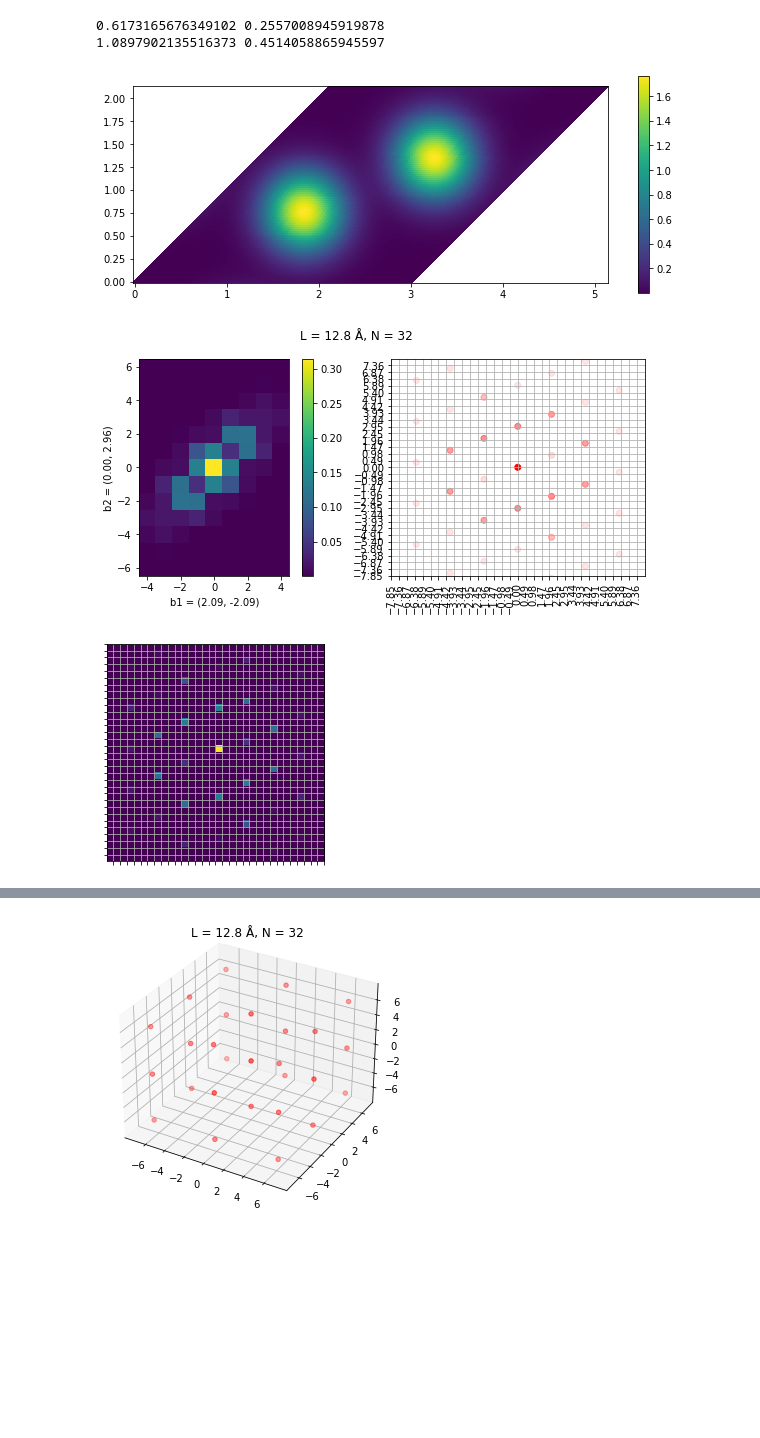
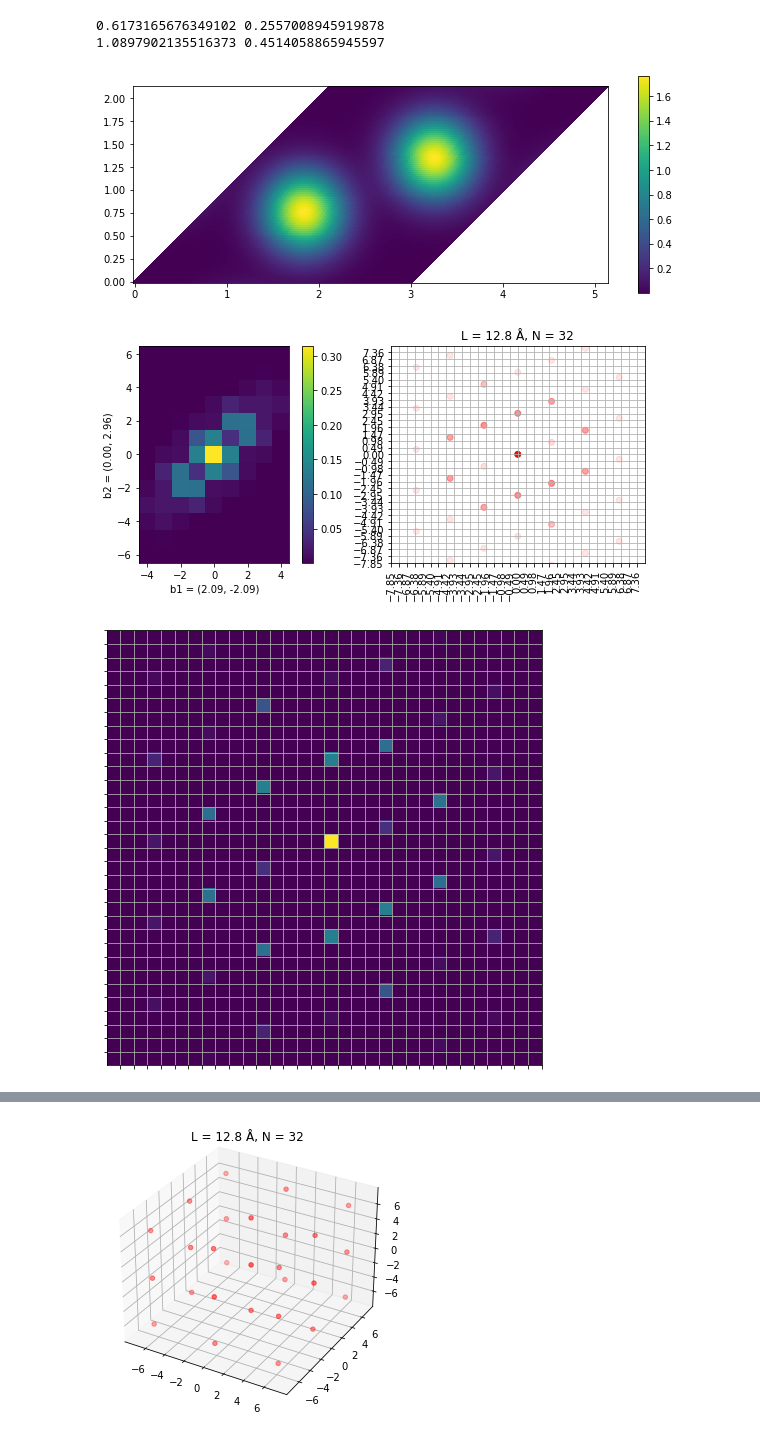
Before and after one commit to markus7800/VoxelNet, a Jupyter notebook: gaussians.ipynb, the cells around one changed output, grey strips where cells are left out. Cells and saved outputs as stored; diff of their text form; code cells hidden in the pictures; blank space fills up the shorter version.

```diff
--- a/gaussians.ipynb
+++ b/gaussians.ipynb
@@ -29,30 +31,30 @@ def get_mesh_coords(A, L, N):
 
         return np.arange(lower[0], upper[0]), np.arange(lower[1], upper[1]), np.arange(lower[2], upper[2])
 # %%
-def make_descriptor(G, SG, L, N):
+def adapt_to_voxel_grid(G, SG, L, N):
     d, n = G.shape
     absSG = np.abs(SG)
     voxel_width = 2*np.pi / L
-    descriptor_width = voxel_width * N # = 2*pi/delta_L
+    grid_width = voxel_width * N # = 2*pi/delta_L
 
-    descriptor_shape = (0,)
+    grid_shape = (0,)
     if d == 2:
-        descriptor_shape = (N,N)
+        grid_shape = (N,N)
     if d == 3:
-        descriptor_shape = (N,N,N)
+        grid_shape = (N,N,N)
 
-    descriptor = np.zeros(descriptor_shape)
+    grid = np.zeros(grid_shape)
 
     for i in range(n):
         g = G[:,i]
-        index = np.floor((g + descriptor_width/2) / voxel_width).astype(np.int)
+        index = np.floor((g + grid_width/2) / voxel_width).astype(np.int)
         if np.all(0 <= index) and np.all(index < N):
             if d == 2:
-                descriptor[index[1], index[0]] += absSG[i] # rows = y-axis, cols = x-axis
+                grid[index[1], index[0]] += absSG[i] # rows = y-axis, cols = x-axis
             if d == 3:
-                descriptor[index[1], index[0], index[2]] += absSG[i]
+                grid[index[1], index[0], index[2]] += absSG[i]
 
-    return descriptor
+    return grid
 # %%
 def get_nD_gaussian(mus, sigma, K, A):
     new_mus = []
@@ -114,7 +116,7 @@ def plot_2D_reciprocal_lattice(B, mx, my, G, SG, xlims=None, ylims=None, L=None,
         ax2.set_yticks(ticks)
         ax2.set_xlim((-e,e))
         ax2.set_ylim((-e,e))
-        plt.suptitle(f"L = {L} Å, N = {N}")
+        ax2.title.set_text(f"L = {L} Å, N = {N}")
         ax2.grid(True)
     else:
         if xlims:
@@ -124,7 +126,7 @@ def plot_2D_reciprocal_lattice(B, mx, my, G, SG, xlims=None, ylims=None, L=None,
 
     plt.show()
 # %%
-def reciprocal_lattice(s, A, mx=None, my=None, mz=None, n=101):
+def reciprocal_lattice(s, A, mx=None, my=None, mz=None, n=101, verbose=False):
     d = A.shape[0]
 
     B = 2*np.pi * np.linalg.inv(A).T
@@ -149,15 +151,26 @@ def reciprocal_lattice(s, A, mx=None, my=None, mz=None, n=101):
     R = A.dot(X) # (d,n^d)
     G = B.dot(M) # (d,m)
 
+    t0 = time.time()
+
+    SR = s(R) # (n^d, )
+
+    t1 = time.time()
+
+    if verbose: print(f"Evaluated field at {R.shape[1]} points in {t1-t0:.2f} seconds.")
+
     XR = R.T.dot(G) # (n^d, m) (= 2 * np.pi * X.T.dot(M))
 
     E = np.exp(-1j * XR) # (n^d, m)
 
-    SR = s(R) # (n^d, )
 
     delta = (xi[1] - xi[0])**d
     SG = delta * SR.dot(E) # (m,)
 
+    t2 = time.time()
+    if verbose: print(f"Performed Fourier Transform in {t1-t0:.2f} seconds.")
+
+
     return (B, G, SG)
 # %%
 def reciprocal_lattice_gaussian(A, mus, sigma, mx=None, my=None, mz=None):
@@ -199,30 +212,30 @@ print(np.cos(np.pi/8)*(e+r), np.sin(np.pi/8)*(e+r))
 # %%
 L = 12.8
 N = 32
 A = np.array([
     [1., np.sqrt(0.5)],
     [0., np.sqrt(0.5)]
 ]) * 3
 gauss = get_nD_gaussian(np.array([[0.6173,0.2557], [1.0898, 0.4514]])*3, 0.3, 3, A)
 xi, sr = bravais_lattice(gauss, A)
 plot_2D_realspace_lattice(A, xi, sr)
 mx, my = get_mesh_coords(A, L, N)
 B, G, SG = reciprocal_lattice(gauss, A, mx, my, n=101)
 plot_2D_reciprocal_lattice(B, mx, my, G, SG, L=L, N=N)
 
-descriptor = make_descriptor(G, SG, L, N)
+descriptor = adapt_to_voxel_grid(G, SG, L, N)
 
-fig = plt.figure()
+fig = plt.figure(figsize=(8,8))
 ax = fig.add_subplot(111)
 plt.imshow(descriptor, origin='lower')
 plt.xticks(np.arange(0,N)+0.5)
 plt.yticks(np.arange(0,N)+0.5)
 ax.set_xticklabels([])
 ax.set_yticklabels([])
 plt.grid(True)
 # %% [output]
 [figure]
-[figure, old version]
+[figure, new version]
-[figure, old version]
+[figure, new version]
 # %%
 from numpy.fft import fftn
```
Also changed, not shown: parts of 8 cells of this notebook.
